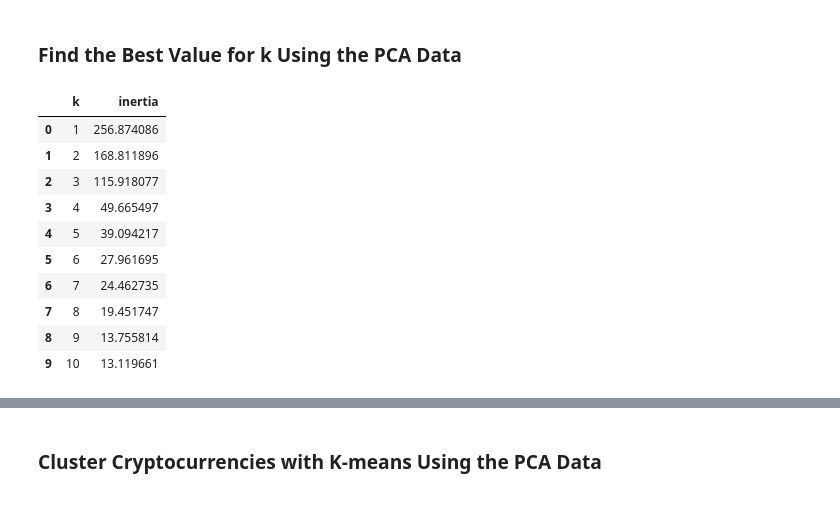
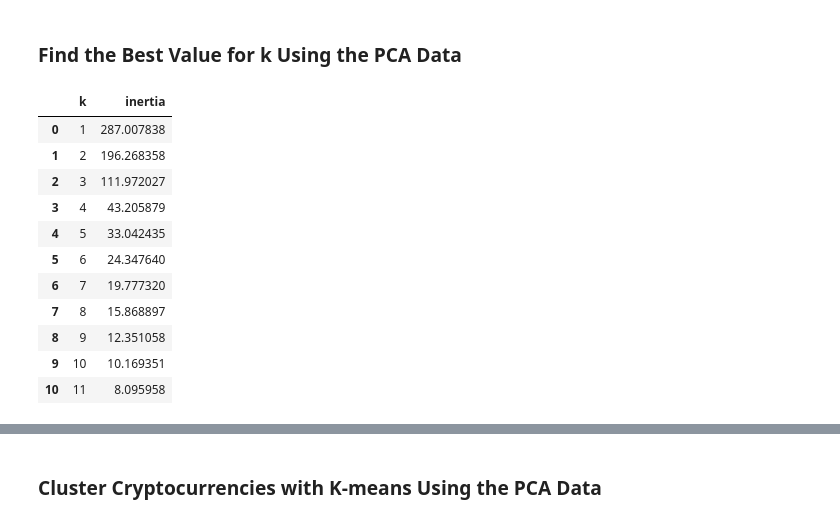
Before and after one commit to hsingh8015/CryptoClustering, a Jupyter notebook: Crypto_Clustering.ipynb, the cells around one changed output, grey strips where cells are left out. Cells and saved outputs as stored; diff of their text form; code cells hidden in the pictures.

```diff
--- a/Crypto_Clustering.ipynb
+++ b/Crypto_Clustering.ipynb
@@ -173,8 +183,9 @@ KMeans(n_clusters=4, random_state=1)
 # %%
 # Add a new column to the DataFrame with the predicted clusters
-
+clusters_predicted['predicted_cluster'] = k_4
 
 # Display sample data
+clusters_predicted.head()
 # %% [output]
 |  | price_change_percentage_24h | price_change_percentage_7d | price_change_percentage_14d | price_change_percentage_30d | ... |
 | coin_id |  |  |  |  | ... |
@@ -191,9 +210,11 @@ KMeans(n_clusters=4, random_state=1)
 ### Optimize Clusters with Principal Component Analysis.
 # %%
 # Create a PCA model instance and set `n_components=3`.
+pca = PCA(n_components=3)
 # %%
 # Use the PCA model with `fit_transform` on the original scaled DataFrame to reduce to three principal components.
-
+clusters_pca = pca.fit_transform(clusters_predicted)
 
 # View the first five rows of the DataFrame.
+clusters_pca[:5]
 # %% [output]
@@ -217,15 +239,21 @@ array([0.3719856 , 0.34700813, 0.17603793])
 # Note: The code for this step is provided for you
 
 # Creating a DataFrame with the PCA data
-
+cluster_pca_df = pd.DataFrame(
+    clusters_pca,
+    columns = ["PCA1", "PCA2", "PCA3"]
+)
+cluster_pca_df
 
 # Copy the crypto names from the original data
-
+cluster_pca_df['coin_id'] = list(clusters_predicted.index)
+cluster_pca_df
 
 # Set the coinid column as index
-
+cluster_pca_df = cluster_pca_df.set_index('coin_id')
 
 # Display sample data
+cluster_pca_df.head()
 # %% [output]
 |  | PCA1 | PCA2 | PCA3 |
 | coin_id |  |  |  |
@@ -244,37 +267,42 @@ array([0.3719856 , 0.34700813, 0.17603793])
 # %%
 # Create a list with the number of k-values to try
 # Use a range from 1 to 11
-
-
+k = list(range(1,12))
+k
 # Create an empty list to store the inertia values
-
+inertia2 = []
 
 # Create a for loop to compute the inertia with each possible value of k
 # Inside the loop:
 # 1. Create a KMeans model using the loop counter for the n_clusters
 # 2. Fit the model to the data using PCA DataFrame.
 # 3. Append the model.inertia_ to the inertia list
-
+for i in k:
+    k_model = KMeans(n_clusters=i, random_state=1)
+    k_model.fit(cluster_pca_df)
+    inertia2.append(k_model.inertia_)
 
 # Create a dictionary with the data to plot the Elbow curve
-
+elbow_data2 = {"k": k, "inertia": inertia2}
 
 # Create a DataFrame with the data to plot the Elbow curve
-
+elbow_df2 = pd.DataFrame(elbow_data2)
 
 # Display the DataFrame
+elbow_df2
 # %% [output]
 |  | k | inertia |
-| 0 | 1 | 256.874086 |
-| 1 | 2 | 168.811896 |
-| 2 | 3 | 115.918077 |
-| 3 | 4 | 49.665497 |
-| 4 | 5 | 39.094217 |
-| 5 | 6 | 27.961695 |
-| 6 | 7 | 24.462735 |
-| 7 | 8 | 19.451747 |
-| 8 | 9 | 13.755814 |
-| 9 | 10 | 13.119661 |
+| 0 | 1 | 287.007838 |
+| 1 | 2 | 196.268358 |
+| 2 | 3 | 111.972027 |
+| 3 | 4 | 43.205879 |
+| 4 | 5 | 33.042435 |
+| 5 | 6 | 24.347640 |
+| 6 | 7 | 19.777320 |
+| 7 | 8 | 15.868897 |
+| 8 | 9 | 12.351058 |
+| 9 | 10 | 10.169351 |
+| 10 | 11 | 8.095958 |
 # %%
 # Plot a line chart with all the inertia values computed with
 # the different values of k to visually identify the optimal value for k.
```
Also changed, not shown: parts of 15 cells of this notebook.
